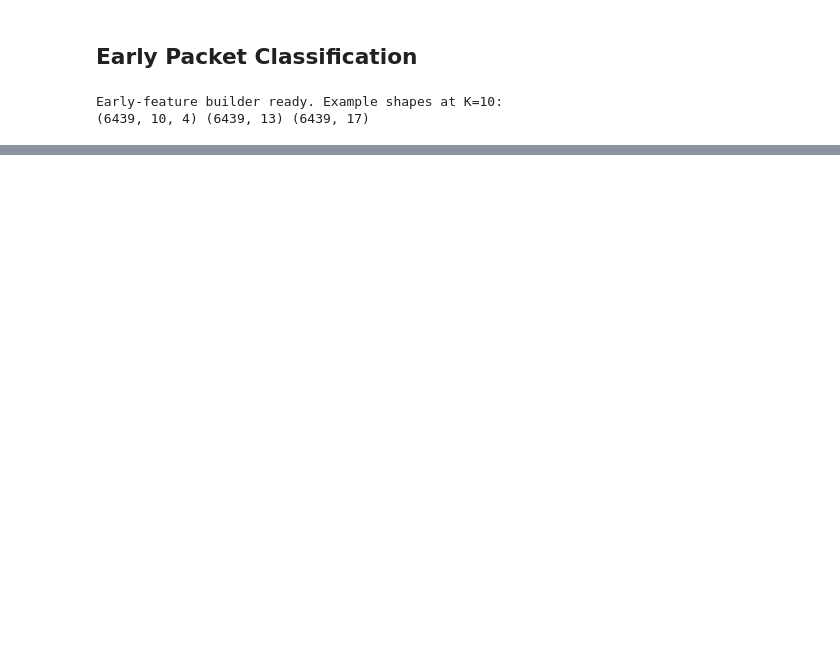
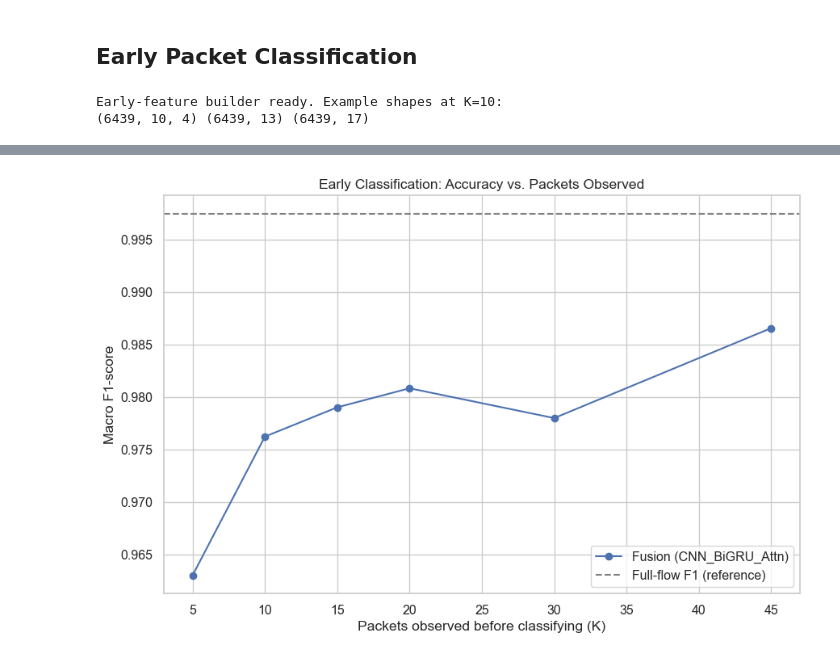
Before and after one commit to parthkhajgiwale/MSc-Capstone, a Jupyter notebook: UCDavis_Proposed.ipynb, the cells around one changed output, grey strips where cells are left out. Drawn from its saved outputs; the diff is of its cells as text; code cells hidden in the pictures; blank space fills up the shorter version.

```diff
--- a/UCDavis_Proposed.ipynb
+++ b/UCDavis_Proposed.ipynb
@@ -826,20 +948,25 @@ print(xs.shape, xt.shape, xb.shape)
 Early-feature builder ready. Example shapes at K=10:
 (6439, 10, 4) (6439, 13) (6439, 17)
 # %%
+def set_seed(seed=42):
+    random.seed(seed)
+    np.random.seed(seed)
+    torch.manual_seed(seed)
+
+import random  # add if not already imported at the top
+
 K_VALUES = [5, 10, 15, 20, 30, 45]
 early_results = []
 
 for K in K_VALUES:
+    set_seed(42)   # reset before every K so results are comparable, not RNG-position-dependent
     print(f"\nEarly classification at K={K} packets")
 
     X_seq_k, X_stat_k, X_burst_k = build_early_features(K)
-
     n, t, c = X_seq_k.shape
 
     seq_sc_k = StandardScaler().fit(X_seq_k[idx_train].reshape(-1, c))
-    X_seq_k_s = seq_sc_k.transform(
-        X_seq_k.reshape(-1, c)
-    ).reshape(n, t, c).astype(np.float32)
+    X_seq_k_s = seq_sc_k.transform(X_seq_k.reshape(-1, c)).reshape(n, t, c).astype(np.float32)
 
     stat_sc_k = StandardScaler().fit(X_stat_k[idx_train])
     X_stat_k_s = stat_sc_k.transform(X_stat_k).astype(np.float32)
@@ -848,12 +975,7 @@ for K in K_VALUES:
     X_burst_k_s = burst_sc_k.transform(X_burst_k).astype(np.float32)
 
     def subset_k(idx):
-        return (
-            X_seq_k_s[idx],
-            X_stat_k_s[idx],
-            X_burst_k_s[idx],
-            y[idx],
-        )
+        return X_seq_k_s[idx], X_stat_k_s[idx], X_burst_k_s[idx], y[idx]
 
     Xs_tr, Xt_tr, Xb_tr, y_tr = subset_k(idx_train)
     Xs_va, Xt_va, Xb_va, y_va = subset_k(idx_val)
@@ -863,39 +985,16 @@ for K in K_VALUES:
     va_ds = QUICMultiDataset(Xs_va, Xt_va, Xb_va, y_va)
     te_ds = QUICMultiDataset(Xs_te, Xt_te, Xb_te, y_te)
 
-    tr_loader = DataLoader(tr_ds, batch_size=BEST_BATCH, shuffle=True)
+    g = torch.Generator(); g.manual_seed(42)
+    tr_loader = DataLoader(tr_ds, batch_size=BEST_BATCH, shuffle=True, generator=g)
     va_loader = DataLoader(va_ds, batch_size=BEST_BATCH, shuffle=False)
     te_loader = DataLoader(te_ds, batch_size=BEST_BATCH, shuffle=False)
 
-    m = MultiBranchNet(
-        BEST_ARCH,
-        X_stat_k_s.shape[1],
-        X_burst_k_s.shape[1],
-        n_classes,
-        use_seq=True,
-        use_stat=True,
-        use_burst=True,
-        branch_hidden=BEST_HIDDEN,
-        dropout=BEST_DROPOUT,
-    )
-
-    m, _ = train_with_early_stopping(
-        m,
-        tr_loader,
-        va_loader,
-        max_epochs=30,
-        lr=BEST_LR,
-        patience=5,
-        verbose=False,
-    )
-
-    res_nn = evaluate_model(
-        m,
-        te_loader,
-        le.classes_,
-        label=f"Fusion K={K}",
-        plot=False,
-    )
+    m = MultiBranchNet(BEST_ARCH, X_stat_k_s.shape[1], X_burst_k_s.shape[1], n_classes,
+                        use_seq=True, use_stat=True, use_burst=True,
+                        branch_hidden=BEST_HIDDEN, dropout=BEST_DROPOUT)
+    m, _ = train_with_early_stopping(m, tr_loader, va_loader, max_epochs=30, lr=BEST_LR, patience=5, verbose=False)
+    res_nn = evaluate_model(m, te_loader, le.classes_, label=f"Fusion K={K}", plot=False)
 
     early_results.append({
         "K": K,
@@ -906,9 +1005,29 @@ for K in K_VALUES:
     })
 
 early_df = pd.DataFrame(early_results)
-
 print("\nEarly Classification Results")
 print(early_df)
+
+# ---- plot ----
+full_flow_f1 = ablation_df.loc["Statistical + Seq + Burst", "f1"]
+
+plt.figure(figsize=(9, 6))
+plt.plot(early_df["K"], early_df["fusion_f1"], marker="o", label=f"Fusion ({BEST_ARCH})")
+plt.axhline(full_flow_f1, color="gray", linestyle="--", label="Full-flow F1 (reference)")
+plt.xlabel("Packets observed before classifying (K)")
+plt.ylabel("Macro F1-score")
+plt.title("Early Classification: Accuracy vs. Packets Observed")
+plt.legend()
+plt.tight_layout()
+plt.savefig("early_classification_curve.png", dpi=300)
+plt.show()
+
+target = 0.95 * full_flow_f1
+hit = early_df[early_df["fusion_f1"] >= target]
+if len(hit):
+    print(f"Reaches 95% of full-flow F1 ({target:.4f}) at K = {hit.iloc[0]['K']} packets")
+else:
+    print("Did not reach 95% of full-flow F1 within tested K range.")
 # %% [output]
 Early classification at K=5 packets
 --- Fusion K=5 ---
@@ -929,0 +1049 @@ Early classification at K=15 packets
+[figure, added]
```
Also changed, not shown: parts of 6 cells of this notebook.
